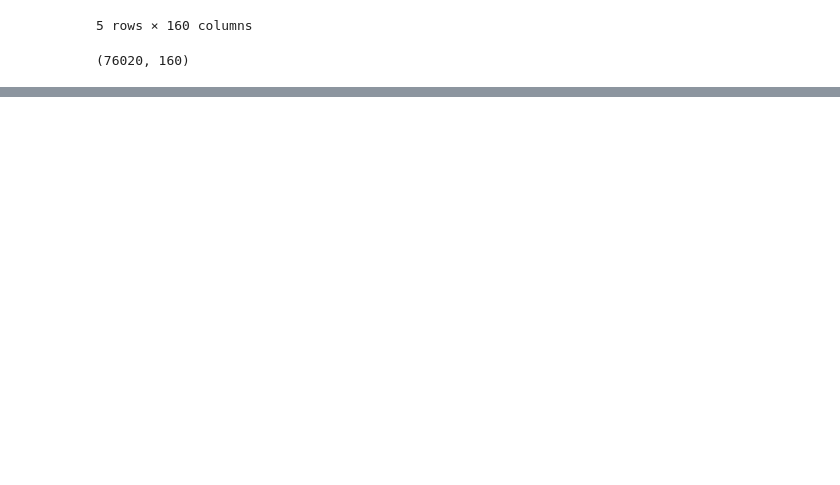
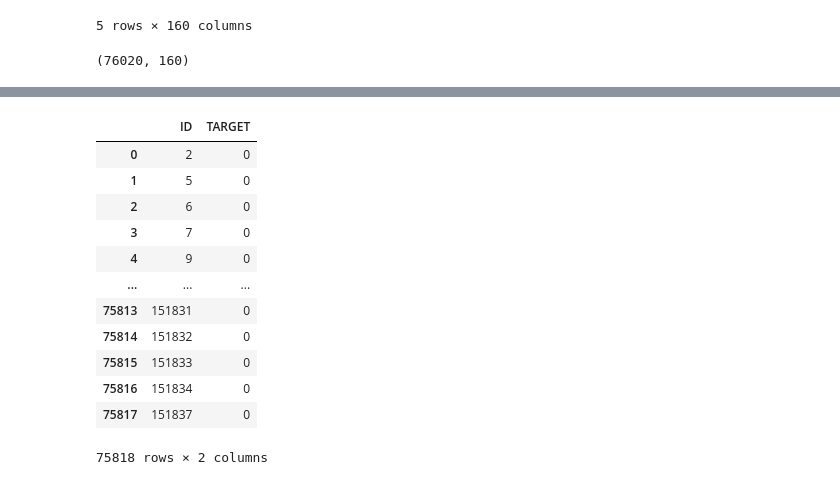
Before and after one commit to majidghassemi/santander-customer-satisfaction, a Jupyter notebook: main.ipynb, the cells around one changed output, grey strips where cells are left out. Drawn from its saved outputs; the diff is of its cells as text; code cells hidden in the pictures; blank space fills up the shorter version.

```diff
--- a/main.ipynb
+++ b/main.ipynb
@@ -240,0 +457,17 @@ pca_df.shape
+# %%
+resultDataSet['TARGET'] = predicted_test
+resultDataSet
+# %% [output]
+|  | ID | TARGET |
+| 0 | 2 | 0 |
+| 1 | 5 | 0 |
+| 2 | 6 | 0 |
+| 3 | 7 | 0 |
+| 4 | 9 | 0 |
+| ... | ... | ... |
+| 75813 | 151831 | 0 |
+| 75814 | 151832 | 0 |
+| 75815 | 151833 | 0 |
+| 75816 | 151834 | 0 |
+| 75817 | 151837 | 0 |
+75818 rows × 2 columns
```
Also changed, not shown: parts of 34 cells of this notebook.
